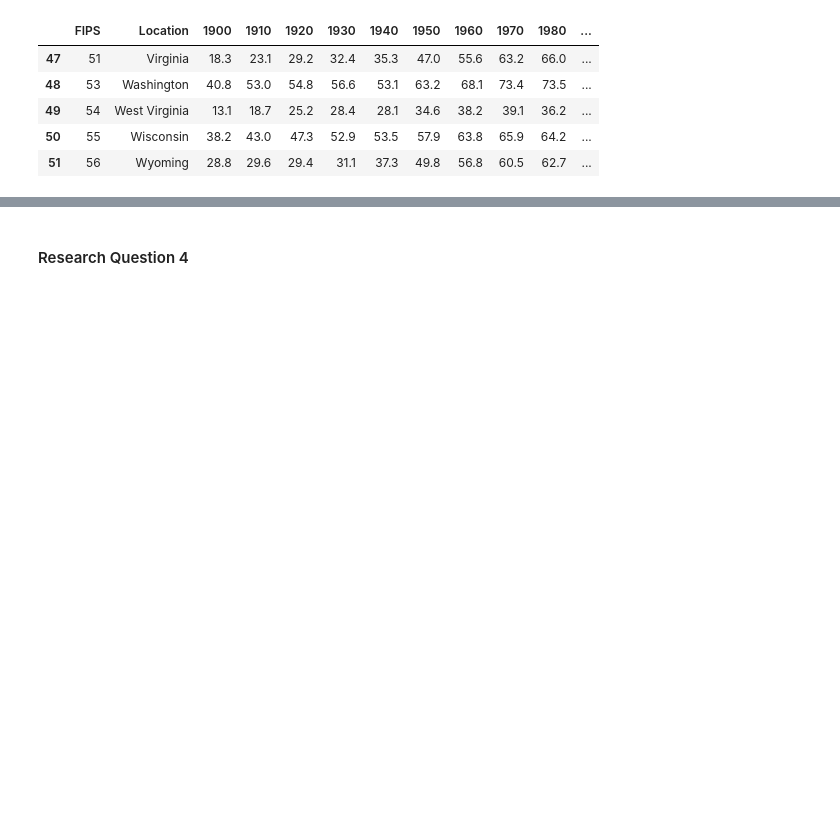
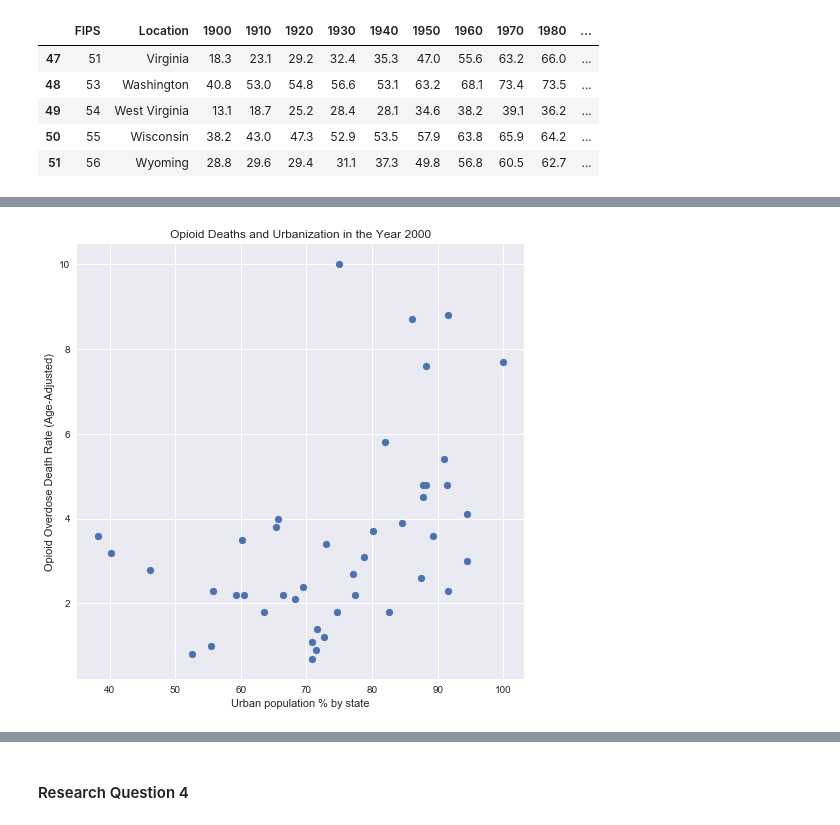
Before and after one commit to christa-fields/GWU_Databootcamp_Project_1, a Jupyter notebook: main.ipynb, the cells around one changed output, grey strips where cells are left out. Drawn from its saved outputs; the diff is of its cells as text; code cells hidden in the pictures; blank space fills up the shorter version.

```diff
--- a/main.ipynb
+++ b/main.ipynb
@@ -89,0 +88,21 @@ for index, row in OpDeaths_Urb_df.iterrows():
+# %%
+# dfs for the years 2000 and 2010 (the years where census data is available):
+# df Opioid deaths 2000
+Op_2000_df = pd.DataFrame(\
+                          data = OpDeaths_Urb_df,\
+                          columns=['Location', '2000__Opioid Overdose Death Rate (Age-Adjusted)', '2000'])
+Op_2000_df = Op_2000_df.dropna()
+Op_2000_df = Op_2000_df.drop(Op_2000_df.index[0]) #dropping US total
+# For some reason, Opioid Death rate is not numeric. Change to numeric so scatter plot works
+Op_2000_df['2000__Opioid Overdose Death Rate (Age-Adjusted)'] = Op_2000_df['2000__Opioid Overdose Death Rate (Age-Adjusted)'].apply(pd.to_numeric)
+
+# df Opioid deaths 2010
+Op_2010_df = pd.DataFrame(\
+                          data = OpDeaths_Urb_df,\
+                          columns=['Location', '2010__Opioid Overdose Death Rate (Age-Adjusted)', '2010'])
+Op_2010_df = Op_2010_df.dropna()
+Op_2010_df = Op_2010_df.drop(Op_2010_df.index[0]) #dropping US total
+# For some reason, Opioid Death rate is not numeric. Change to numeric so scatter plot works
+Op_2010_df['2010__Opioid Overdose Death Rate (Age-Adjusted)'] = Op_2010_df['2010__Opioid Overdose Death Rate (Age-Adjusted)'].apply(pd.to_numeric)
+
+Op_2010_df.head()
@@ -89,0 +116,13 @@ for index, row in OpDeaths_Urb_df.iterrows():
+# %%
+# scatterplot: Urban population % by state in year 2000 on opioid overdose death rate in year 2000
+
+plt.figure(figsize=(8, 8))
+plt.scatter(x=Op_2000_df['2000'], y=Op_2000_df['2000__Opioid Overdose Death Rate (Age-Adjusted)'])
+
+# set titles and labels
+plt.title('Opioid Deaths and Urbanization in the Year 2000')
+plt.xlabel('Urban population % by state')
+plt.ylabel('Opioid Overdose Death Rate per 100,000 (Age-Adjusted)')
+plt.show()
+# %% [output]
+[figure, added]
```
Also changed, not shown: parts of 5 cells of this notebook.
